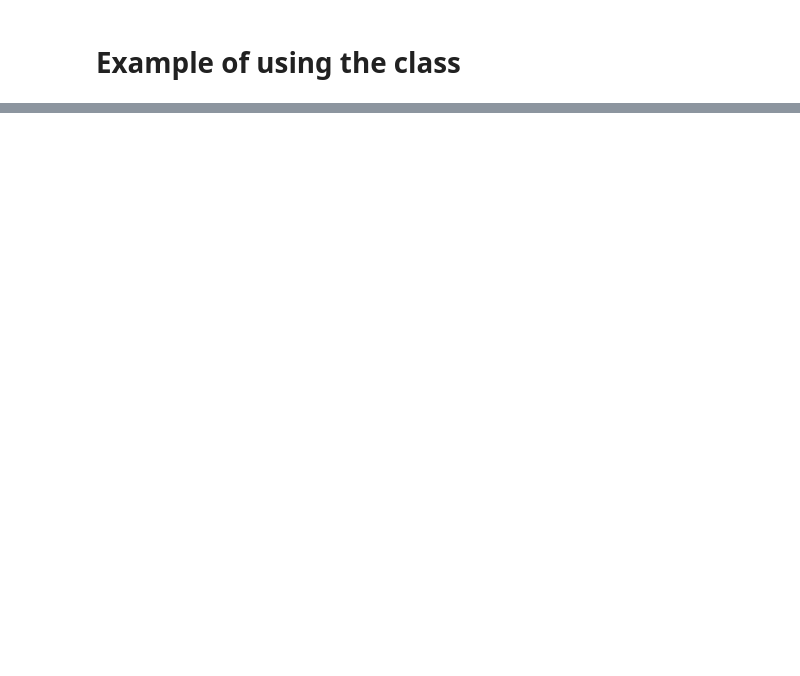
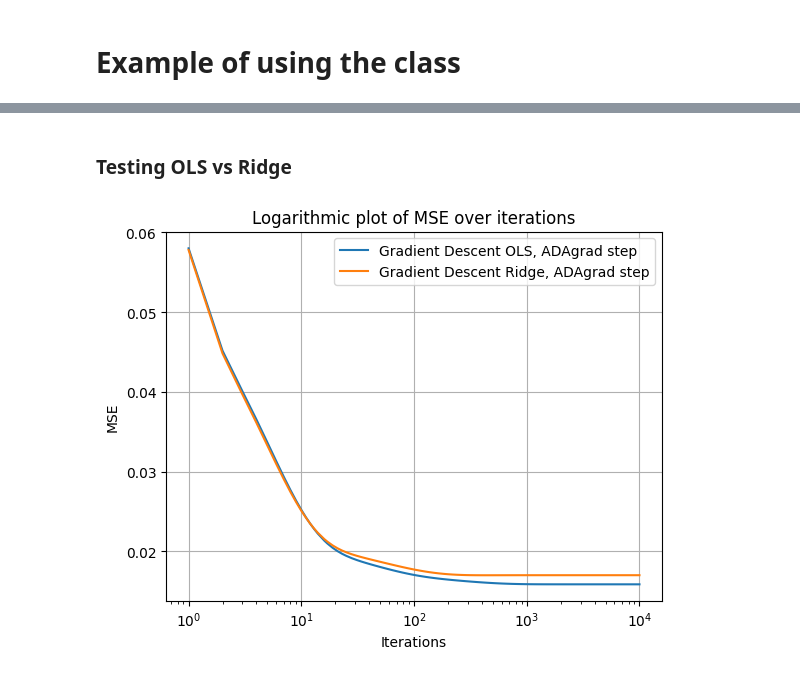
Before and after one commit to HeineEH/FYS-STK3155-4155_Project1, a Jupyter notebook: code/gradient_descent_class.ipynb, the cells around one changed output, grey strips where cells are left out. Cells and saved outputs as stored; diff of their text form; code cells hidden in the pictures; blank space fills up the shorter version.

Commit message:
Added regression methods: OLS and Ridge

```diff
--- a/code/gradient_descent_class.ipynb
+++ b/code/gradient_descent_class.ipynb
@@ -92,0 +79,26 @@ plt.show()
+# %% [markdown]
+### Testing OLS vs Ridge
+# %%
+### Testing OLS vs Ridge
+np.random.seed(1234)
+theta = np.random.uniform(-1, 1, num_features)
+iterations = 10000
+# %%
+### Testing OLS vs Ridge
+gd_ADAgrad_OLS = GradientDescent(X, y, gradient=OLS_Gradient(), starting_parameters=theta, step_method=ADAgradStep(learning_rate=0.2))
+gd_ADAgrad_Ridge = GradientDescent(X, y, gradient=Ridge_Gradient(lambda_=0.01), starting_parameters=theta, step_method=ADAgradStep(learning_rate=0.2))
+
+mse_data_gd_ADAgrad_OLS = gd_ADAgrad_OLS.train(iterations=iterations, store_mse=True)
+mse_data_gd_ADAgrad_Ridge = gd_ADAgrad_Ridge.train(iterations=iterations, store_mse=True)
+# %%
+plt.plot(mse_data_gd_ADAgrad_OLS[0], mse_data_gd_ADAgrad_OLS[1], label='Gradient Descent OLS, ADAgrad step')
+plt.plot(mse_data_gd_ADAgrad_Ridge[0], mse_data_gd_ADAgrad_Ridge[1], label='Gradient Descent Ridge, ADAgrad step')
+plt.xlabel("Iterations")
+plt.ylabel("MSE")
+plt.title("Logarithmic plot of MSE over iterations")
+plt.xscale("log")
+plt.grid()
+plt.legend()
+plt.show()
+# %% [output]
+[figure, added]
```
Also changed, not shown: parts of 7 cells of this notebook, 2 other files.
